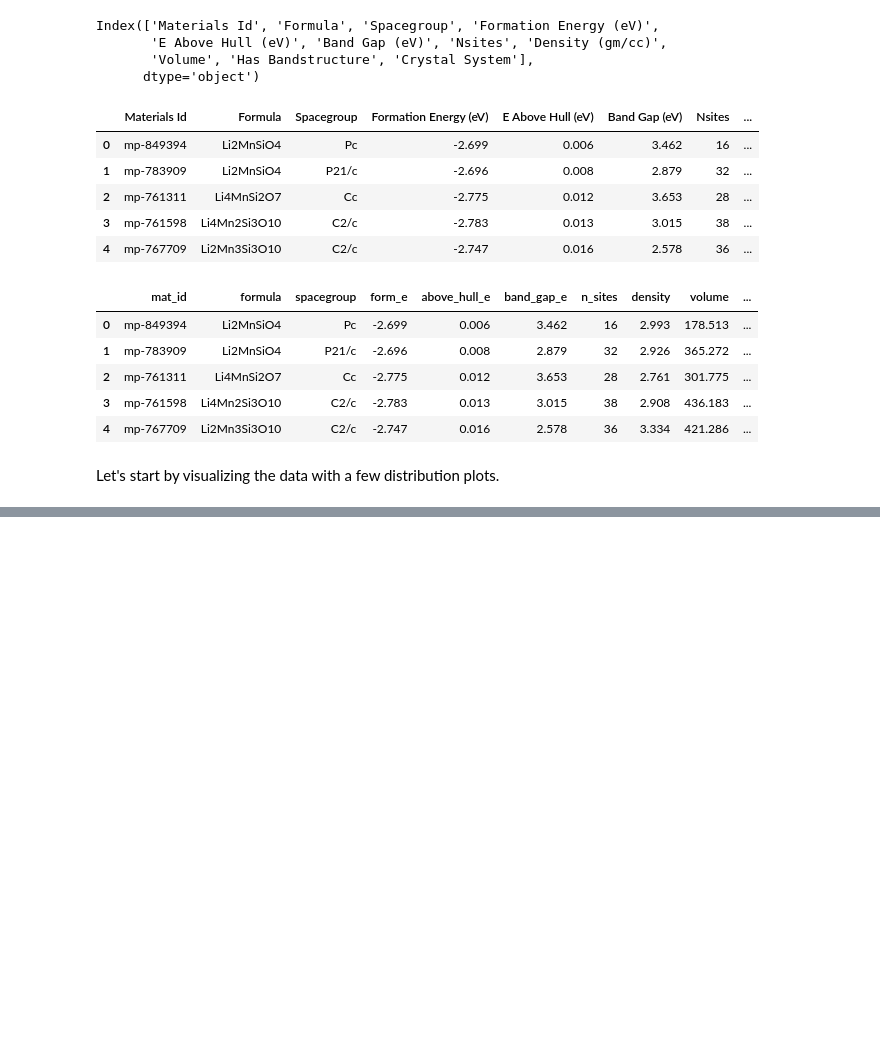
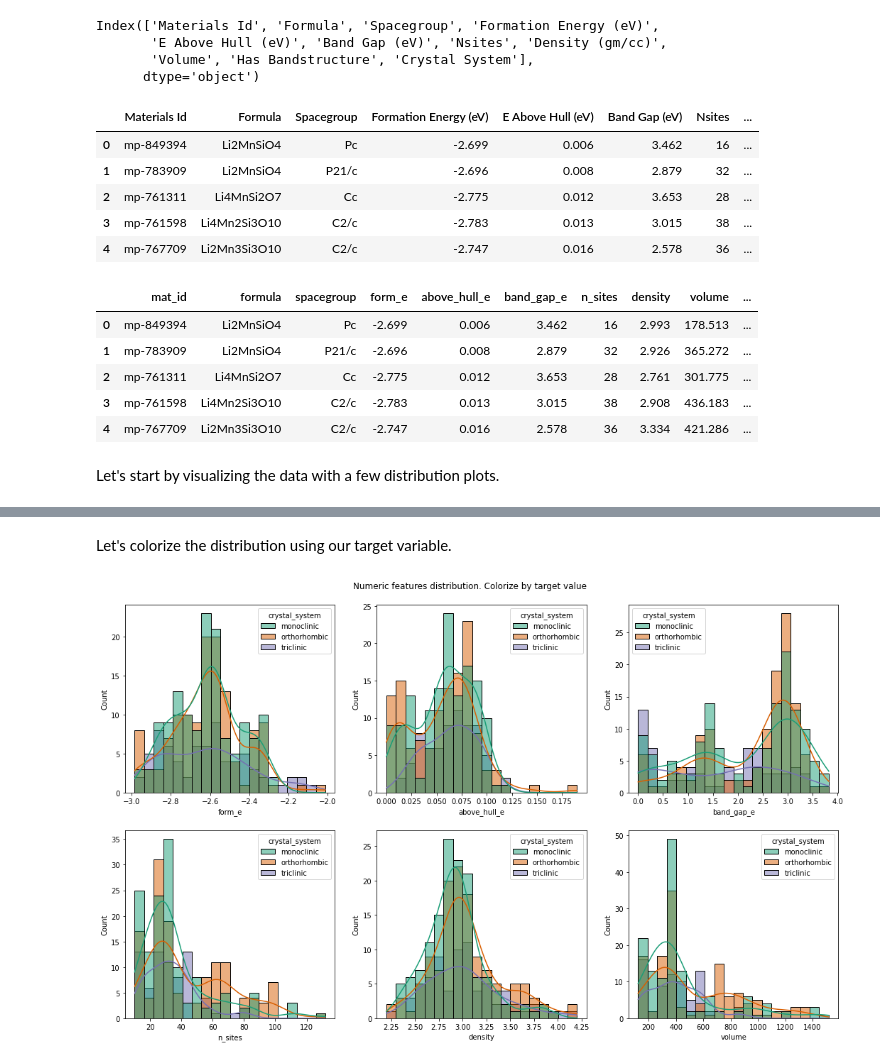
Before and after one commit to lumtvn/batteries-crystal-system, a Jupyter notebook: first_steps.ipynb, the cells around one changed output, grey strips where cells are left out. Saved outputs shown, nothing was run; the diff lists cells and outputs as text; code cells hidden in the pictures; blank space fills up the shorter version.

```diff
--- a/first_steps.ipynb
+++ b/first_steps.ipynb
@@ -91,0 +133,12 @@ plt.show()
+# %% [markdown]
+Let's colorize the distribution using our target variable.
+# %%
+fig = plt.figure(figsize=(18,10))
+for i, ft in enumerate(numerical):
+    plt.subplot(2,3,i+1)
+    sns.histplot(df,x=df[ft],hue=target,palette='Dark2',kde=True, bins=20)
+fig.subplots_adjust(top=0.935)
+fig.suptitle("Numeric features distribution. Colorize by target value")
+plt.show()
+# %% [output]
+[figure, added]
```
Also changed, not shown: parts of 10 cells of this notebook.
